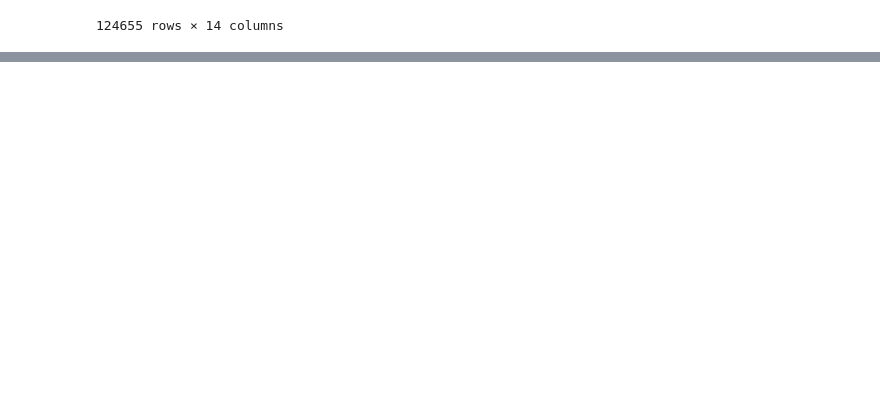
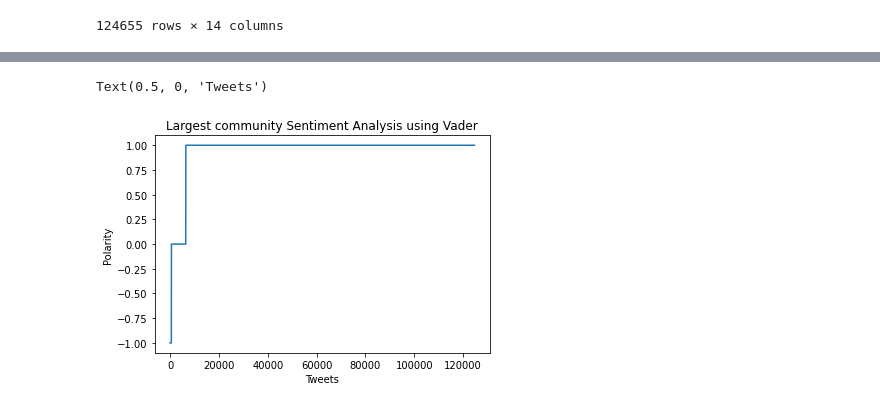
Before and after one commit to ginalamp/NFT_Twitter_Evolution, a Jupyter notebook: src/notebooks/largest_topic.ipynb, the cells around one changed output, grey strips where cells are left out. Cells and saved outputs as stored; diff of their text form; code cells hidden in the pictures; blank space fills up the shorter version.

Commit message:
Largest topic sentiment analysis based on segments

```diff
--- a/src/notebooks/largest_topic.ipynb
+++ b/src/notebooks/largest_topic.ipynb
@@ -233,0 +332,6 @@ max_topic_df.to_csv(TOPIC_ID_OUT, columns = selected_columns)
+# %%
+# add polarity scores to df
+# https://github.com/sidneykung/twitter_hate_speech_detection/blob/master/preprocessing/VADER_sentiment.ipynb
+pol = lambda x: analyzer.polarity_scores(x)
+df['polarity'] = df["cleaned_tweet"].apply(pol)
+df
@@ -233,0 +352,4 @@ max_topic_df.to_csv(TOPIC_ID_OUT, columns = selected_columns)
+# %%
+# split polarity scores into separate columns
+df = pd.concat([df.drop(['polarity'], axis=1), df['polarity'].apply(pd.Series)], axis=1)
+df
@@ -233,0 +372,14 @@ max_topic_df.to_csv(TOPIC_ID_OUT, columns = selected_columns)
+# %%
+def calc_polarity(x, bound):
+    if x < -bound:
+        return -1
+    elif x > bound:
+        return 1
+    else:
+        return 0
+
+round_pol = lambda x: calc_polarity(x, 0.05)
+# %%
+# round polarity up/down
+df['rounded_polarity'] = df['compound'].apply(round_pol)
+df
@@ -233,0 +400,9 @@ max_topic_df.to_csv(TOPIC_ID_OUT, columns = selected_columns)
+# %%
+# plot rounded polarity
+plt.plot(df.index, df['rounded_polarity'].sort_values())
+plt.title('Largest community Sentiment Analysis using Vader')
+plt.ylabel('Polarity')
+plt.xlabel('Tweets')
+# %% [output]
+Text(0.5, 0, 'Tweets')
+[figure, added]
```
Also changed, not shown: parts of 39 cells of this notebook, 2 other files.
